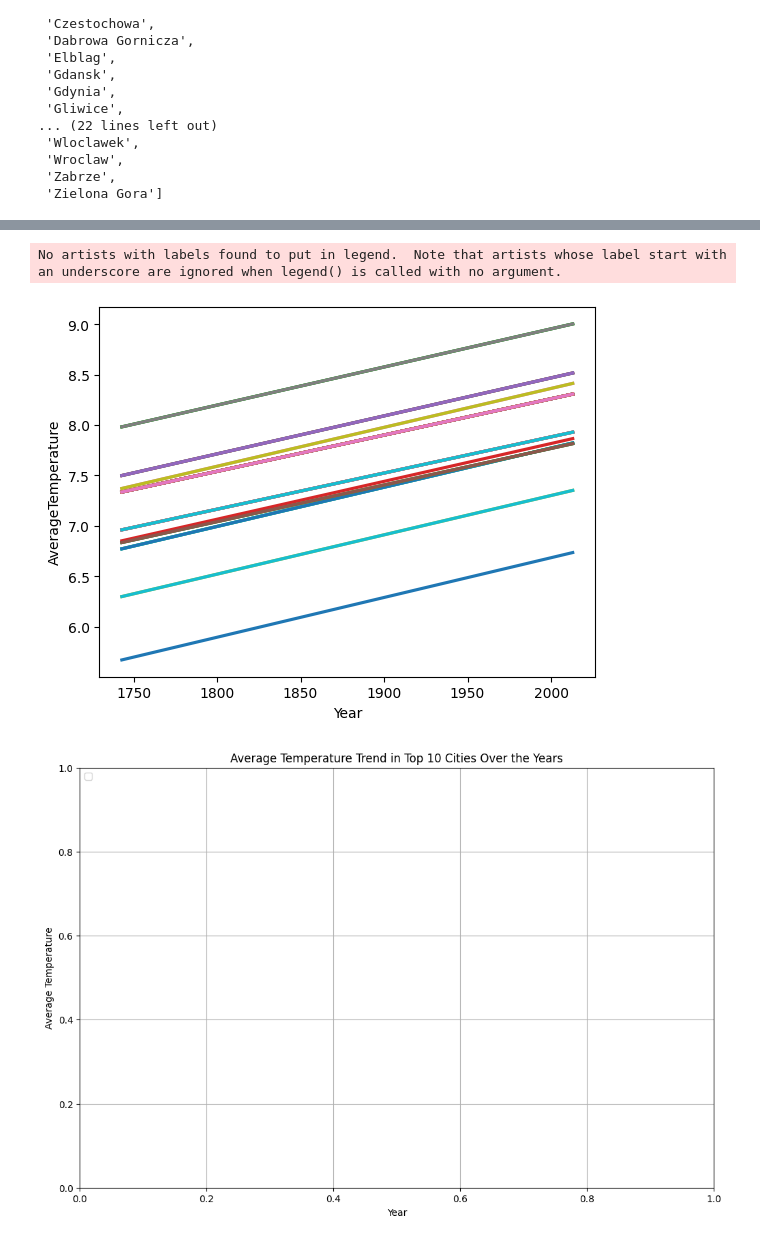
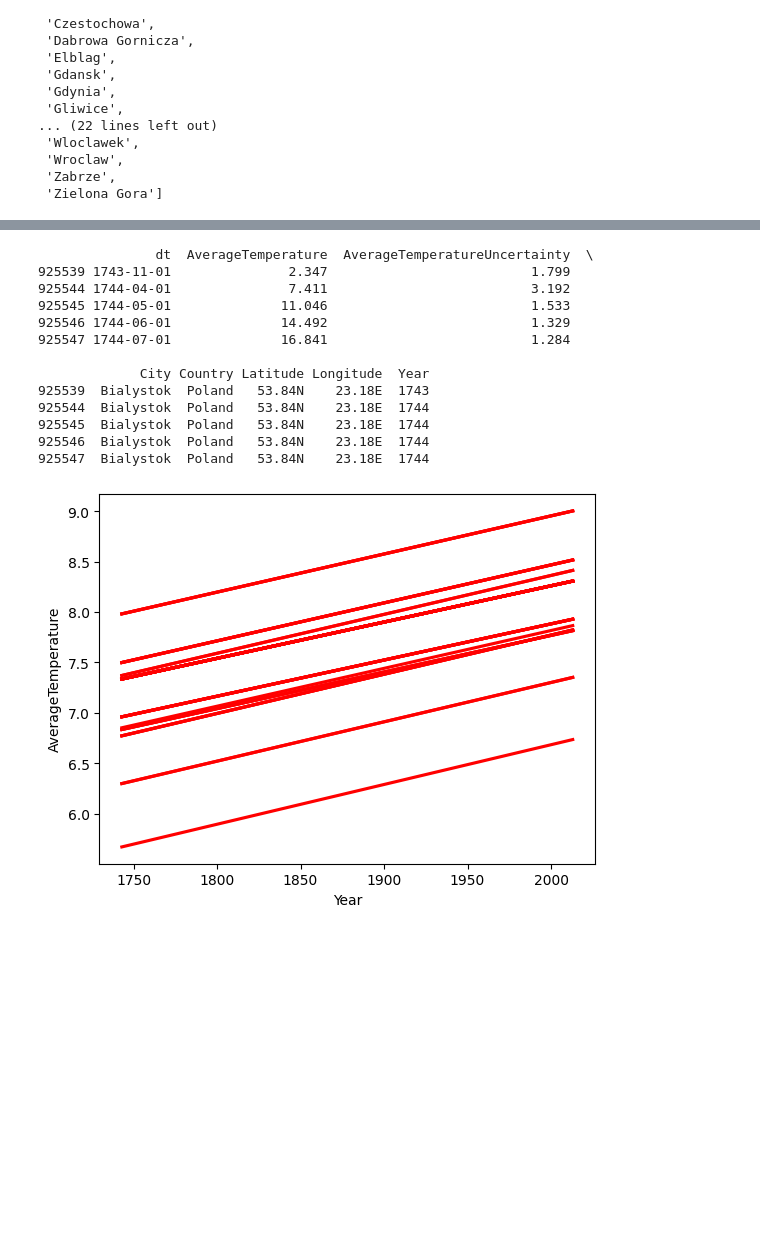
Before and after one commit to mattkuc/climate_change, a Jupyter notebook: climate_in_cities.ipynb, the cells around one changed output, grey strips where cells are left out. Cells and saved outputs as stored; diff of their text form; code cells hidden in the pictures; blank space fills up the shorter version.

Commit message:
Fixed calculation/ plot to be fixed

```diff
--- a/climate_in_cities.ipynb
+++ b/climate_in_cities.ipynb
@@ -64,56 +64,53 @@ plt.show()
 # %%
 # now I want to create a new dataframe that contains countries column and column with value that is calculated by subtracing highest value on regression line by lowest value
 
 # cleaning dataset to prevent future problems with NA values
-df_clean = poland_data.dropna(subset=['AverageTemperature'])
+df_cleaned = poland_data.dropna(subset=['AverageTemperature'])
 
-df_clean['dt'] = pd.to_datetime(df_clean['dt'])
-df_clean['Year'] = df_clean['dt'].dt.year
+df_cleaned['dt'] = pd.to_datetime(df_cleaned['dt'])
+df_cleaned['Year'] = df_cleaned['dt'].dt.year
+
 
 # creating dataframe that will contains cities and said subtraction values
-result_df = pd.DataFrame(columns=['City','Subtraction'])
+result_df = pd.DataFrame(columns=['City', 'Subtraction'])
 
-grouped = df_clean.groupby('City')
+grouped = df_cleaned.groupby('City')
 
+print(df_clean.head())
+
+# Calculate the subtraction for each city
 for city, group in grouped:
     if len(group['Year']) >= 2:
         # Fit the linear regression model
-        reg_model = sns.regplot(x='Year', y='AverageTemperature', data=group, ci=None, scatter=False)
+        reg_model = sns.regplot(x='Year', y='AverageTemperature', data=group, ci=None, scatter=False,
+                                label=city, line_kws={"color": "red"})
+
         slope, intercept = reg_model.get_lines()[0].get_data()
 
         # Calculate the highest and lowest regression line points
-        highest_point = slope.max() * slope + intercept.max()
-        lowest_point = slope.min() * slope + intercept.min()
+        highest_point = slope.max() * group['Year'].max() + intercept.max()
+        lowest_point = slope.min() * group['Year'].min() + intercept.min()
 
         # Calculate the subtraction and store the result in the new DataFrame
         subtraction = highest_point - lowest_point
         result_df = result_df.append({'City': city, 'Subtraction': subtraction}, ignore_index=True)
 
-
-# fixing 'subtraction' column to numeric data type
+# Convert the 'Subtraction' column to numeric data type
 result_df['Subtraction'] = pd.to_numeric(result_df['Subtraction'], errors='coerce')
 result_df.dropna(subset=['Subtraction'], inplace=True)
-
-# getting top 10 cities
-top_10_cities = result_df.nlargest(10, 'Subtraction')
-
-# Create a line plot with regression lines for the top 10 cities
-plt.figure(figsize=(12, 8))
-line_artists = []  # Collect regression line artists
-for city in top_10_cities['City']:
-    group = grouped.get_group(city)
-    reg_model = sns.regplot(x='Year', y='AverageTemperature', data=group, ci=None, label=city)
-    line_artists.append(reg_model.lines[0])  # Append the line artist to the list
-
-plt.title('Average Temperature Trend in Top 10 Cities Over the Years')
-plt.xlabel('Year')
-plt.ylabel('Average Temperature')
-
-# Create the legend using the line artists and city names
-plt.legend(handles=line_artists, labels=top_10_cities['City'].tolist(), loc='upper left')
-plt.grid(True)
-plt.show()
+top_5_cities = result_df.nlargest(5, 'Subtraction')
 # %% [output]
-No artists with labels found to put in legend.  Note that artists whose label start with an underscore are ignored when legend() is called with no argument.
+               dt  AverageTemperature  AverageTemperatureUncertainty  \
+925539 1743-11-01               2.347                          1.799
+925544 1744-04-01               7.411                          3.192
+925545 1744-05-01              11.046                          1.533
+925546 1744-06-01              14.492                          1.329
+925547 1744-07-01              16.841                          1.284
+
+             City Country Latitude Longitude  Year
+925539  Bialystok  Poland   53.84N    23.18E  1743
+925544  Bialystok  Poland   53.84N    23.18E  1744
+925545  Bialystok  Poland   53.84N    23.18E  1744
+925546  Bialystok  Poland   53.84N    23.18E  1744
+925547  Bialystok  Poland   53.84N    23.18E  1744
-[figure, old version]
+[figure, new version]
-[figure, removed]
```
Also changed, not shown: parts of 2 cells of this notebook, 1 other file.
